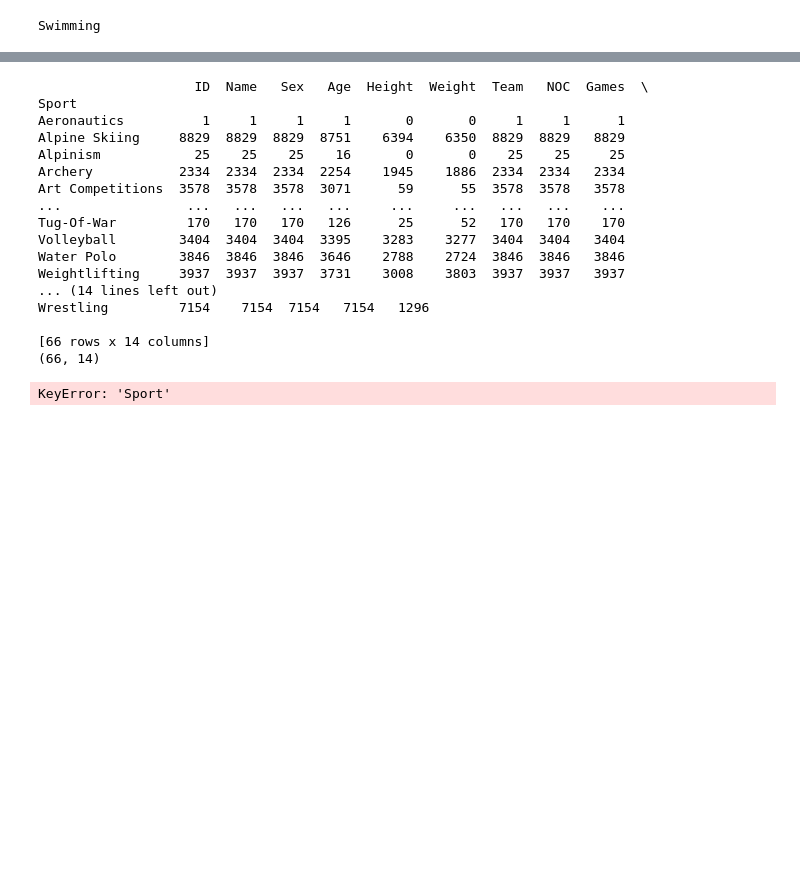
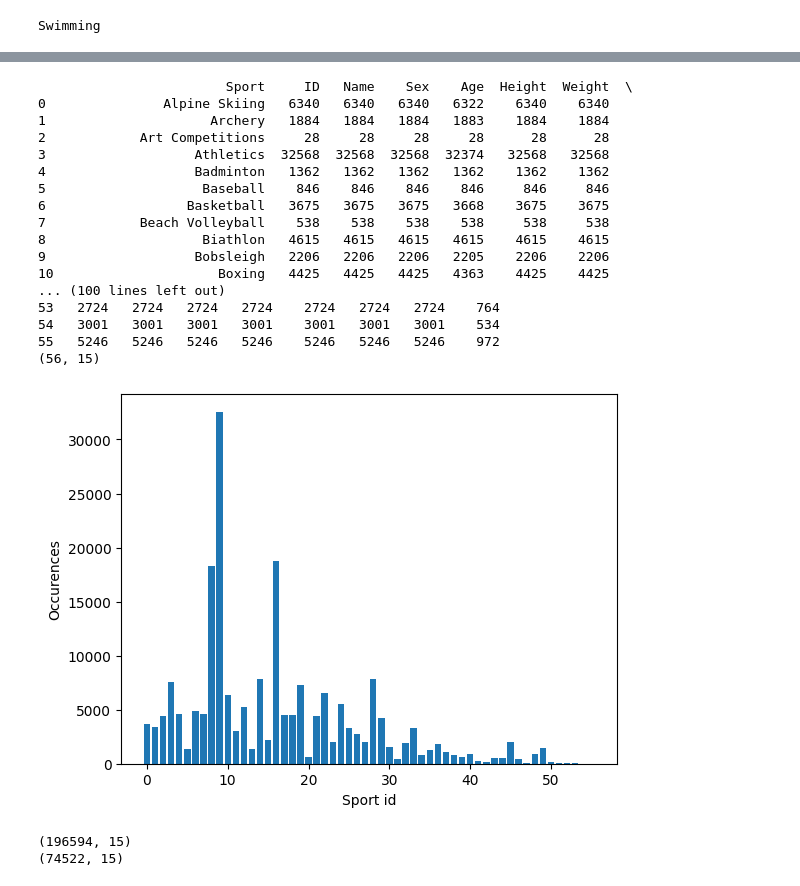
Before and after one commit to MitchKubina/Athlete_Classification_Model, a Jupyter notebook: athletes.ipynb, the cells around one changed output, grey strips where cells are left out. Saved outputs shown, nothing was run; the diff lists cells and outputs as text; code cells hidden in the pictures; blank space fills up the shorter version.

Commit message:
More EDA and some cleaning via function

```diff
--- a/athletes.ipynb
+++ b/athletes.ipynb
@@ -185,30 +183,49 @@ Name: Sport, Length: 206853, dtype: object
 # %%
 
-sport_counts = athletes.groupby("Sport", as_index=False).count()
+sport_counts = athletes_clean.groupby("Sport", as_index=False).count()
 print(sport_counts)
 print(sport_counts.shape)
 # %% [output]
-                    ID  Name   Sex   Age  Height  Weight  Team   NOC  Games  \
-Sport
-Aeronautics          1     1     1     1       0       0     1     1      1
-Alpine Skiing     8829  8829  8829  8751    6394    6350  8829  8829   8829
-Alpinism            25    25    25    16       0       0    25    25     25
-Archery           2334  2334  2334  2254    1945    1886  2334  2334   2334
-Art Competitions  3578  3578  3578  3071      59      55  3578  3578   3578
-...                ...   ...   ...   ...     ...     ...   ...   ...    ...
-Tug-Of-War         170   170   170   126      25      52   170   170    170
-Volleyball        3404  3404  3404  3395    3283    3277  3404  3404   3404
-Water Polo        3846  3846  3846  3646    2788    2724  3846  3846   3846
-Weightlifting     3937  3937  3937  3731    3008    3803  3937  3937   3937
-... (14 lines left out)
-Wrestling         7154    7154  7154   7154   1296
-
-[66 rows x 14 columns]
-(66, 14)
+                        Sport     ID   Name    Sex    Age  Height  Weight  \
+0               Alpine Skiing   6340   6340   6340   6322    6340    6340
+1                     Archery   1884   1884   1884   1883    1884    1884
+2            Art Competitions     28     28     28     28      28      28
+3                   Athletics  32568  32568  32568  32374   32568   32568
+4                   Badminton   1362   1362   1362   1362    1362    1362
+5                    Baseball    846    846    846    846     846     846
+6                  Basketball   3675   3675   3675   3668    3675    3675
+7            Beach Volleyball    538    538    538    538     538     538
+8                    Biathlon   4615   4615   4615   4615    4615    4615
+9                   Bobsleigh   2206   2206   2206   2205    2206    2206
+10                     Boxing   4425   4425   4425   4363    4425    4425
+... (100 lines left out)
+53   2724   2724   2724   2724    2724   2724   2724    764
+54   3001   3001   3001   3001    3001   3001   3001    534
+55   5246   5246   5246   5246    5246   5246   5246    972
+(56, 15)
 # %%
 import matplotlib.pyplot as plt
 # Need another dictionary or list?????
 
-plt.bar(sport_counts["Sport"], sport_counts["ID"])
+x_ids = [sports_map[sport] for sport in sport_counts["Sport"]]
+
+#for sport in sport_counts["Sport"]:
+    #print(sport)
+    #print(sports_map[sport])
+
+plt.bar(x = x_ids, height = sport_counts["ID"])
+plt.xlabel("Sport id")
+plt.ylabel("Occurences")
+
+plt.show()
 # %% [output]
-KeyError: 'Sport'
+[figure, added]
+# %%
+all_male = athletes[athletes["Sex"] == 'M']
+print(all_male.shape)
+
+all_female = athletes[athletes["Sex"] == 'F']
+print(all_female.shape)
+# %% [output]
+(196594, 15)
+(74522, 15)
```
Also changed, not shown: parts of 9 cells of this notebook.
